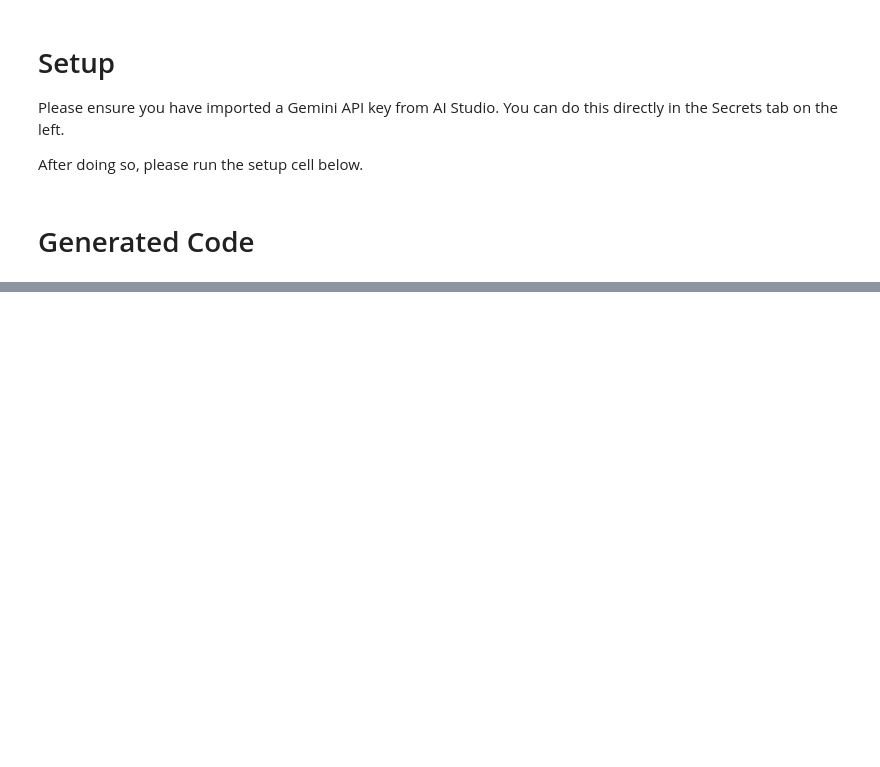
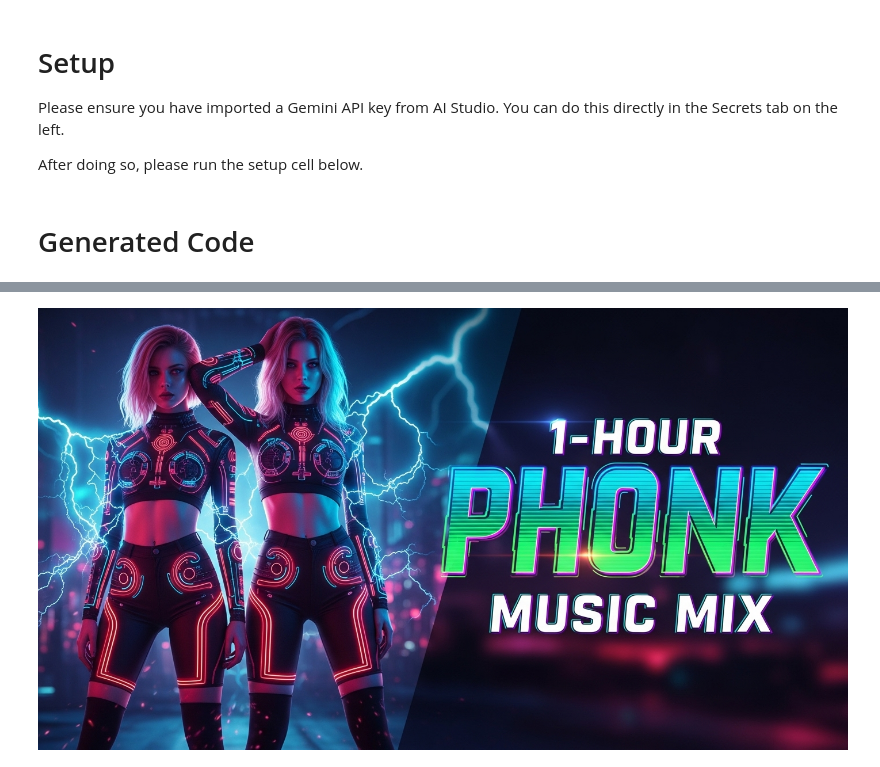
Before and after one commit to menacingrabbit/google-colab-2, a Jupyter notebook: Relaxing_Reggae_Beach_Video.ipynb, the cells around one changed output, grey strips where cells are left out. Saved outputs shown, nothing was run; the diff lists cells and outputs as text; code cells hidden in the pictures; blank space fills up the shorter version.

Commit message:
Mit Colab erstellt

```diff
--- a/Relaxing_Reggae_Beach_Video.ipynb
+++ b/Relaxing_Reggae_Beach_Video.ipynb
@@ -54,0 +19,99 @@ if __name__ == "__main__":
+# %%
+# To run this code you need to install the following dependencies:
+
+import os, datetime
+from google import genai
+from google.colab import userdata, files
+
+def generate():
+    client = genai.Client(api_key=os.environ.get("GEMINI_API_KEY"))
+
+    # Switch models here
+    model_old = "models/imagen-4.0-ultra-generate-preview-06-06"
+    # model="models/imagen-4.0-generate-preview-06-06"
+    model_norml = "imagen-4.0-generate-001"
+    model_imagen_ultra = "imagen-4.0-ultra-generate-001"
+    model_imagen_fast = "imagen-4.0-fast-generate-001"
+
+    # Prompt 1
+    prompt_1 = """YouTube thumbnail for a relaxing reggae music video mix: on the left side,
+      featuring a realistic professional photorealistic photograph of two beautiful women with beach attire, dreadlocks and open shirt /* and flat belly visible */
+      walking through a luscious jungle, no illustration and a title in reggae-insprired colours on the right side merging into a seamless picture together"""
+
+    # Prompt 2
+    prompt_2 = """YouTube thumbnail for a relaxing reggae music video mix featuring a very realistic
+      professional photography of beautiful woman with beach attire, dreadlocks and open shirt and
+      fit flat belly visible performing at the DJ decks in a neatly decorated hut in the jungle
+      and a large title in reggae-insprired colours on the right side merging into a seamless picture together"""
+
+    # Prompt 3
+    prompt_3 = """YouTube thumbnail for a relaxing reggae music video mix: on the left side,
+      A realistic professional photorealistic picture taken by Canon R5 captures a smiling young woman
+      with fair skin and striking blue eyes, adorned with intricate dreadlocks and tribal jewelry.
+      She's standing in a tropical beachside hut with a thatched roof, surrounded by blue ocean waves and white sand.
+      The background features wooden furniture and a relaxed, bohemian atmosphere. The woman's radiant smile and
+      colorful accessories enhance the scene's exotic, carefree vibe. On the right side a title in reggae-insprired colours on
+      the right side merging into a seamless picture together without a split"""
+
+    # Prompt 4
+    prompt_4 = """YouTube thumbnail for a one hour video mix of phonk electronic music featuring two parts:
+      a very realistic full-body photo shoot of two 26-year old women. They have delicate toned features,
+      and are dressed in a futuristic outfit, bikers shorts, with glowing neon accents.
+      On the right side a large engaging title "1-Hour Phonk Music Mix" in cyberpunk-insprired colours and futuristic style.
+      Both parts merging into a seamless picture together.
+      The style is highly detailed and realistic, with a cyberpunk neon aesthetic, electrostatic lighnings.
+    """
+
+    # Prompt 5
+    prompt_5 = """Vibrant YouTube thumbnail for a one-hour video mix of summer electronic music featuring two parts: two people, a man and a woman,
+      posing against a tropical beach backdrop with palm trees and a sports car. The man, with a muscular build, wears a colorful Hawaiian shirt, black shorts, and sunglasses.
+      The woman, with long dark hair, is in a white crop top and high-waisted denim shorts. Both appear confident, the woman touching her hair. The background is a bright, sunny sky.
+      On the right side, a large engaging title "Summer Vibes 2025" is prominently displayed largely in summer-colorful letters. Both parts merge into a seamless picture together.
+    """
+        # with long, flowing hair and large, round glasses that reflect vibrant neon lights
+
+    result = client.models.generate_images(
+        model = model_imagen_ultra,
+        prompt = prompt_4,
+        config = dict(
+            number_of_images=1,
+            output_mime_type="image/jpeg",
+            person_generation="ALLOW_ADULT",
+            aspect_ratio="16:9",
+        ),
+    )
+
+    if not result.generated_images:
+        print("No images generated.")
+        return "NO"
+
+    if len(result.generated_images) != 1:
+        print("Number of images generated does not match the requested number.")
+
+    for generated_image in result.generated_images:
+        image = generated_image.image.show()
+
+        timestamp = datetime.datetime.now().strftime("%Y%m%d_%H%M%S")
+        filename = f"Google_Imagen_Colab_generated_image_{timestamp}.jpg"
+
+        generated_image.image.save(filename)
+        files.download(filename)
+        print(f"Image saved as {filename}")
+
+    return "YES"
+
+if __name__ == "__main__":
+    # Check if the GEMINI_API_KEY environment variable is set and not empty then retrieve it if necessary
+    api_key = os.environ.get("GEMINI_API_KEY")
+    if not api_key:
+        print("GEMINI_API_KEY environment variable is not set or is empty. Retrieving...")
+        os.environ["GEMINI_API_KEY"] = userdata.get("GOOGLE_API_KEY")
+    else:
+        print("API Key is set already")
+
+    result = ""
+    count = 1
+    while result != "YES" and count < 5:
+      count = count + 1;
+      result = generate()
+# %% [output]
@@ -54,0 +119 @@ if __name__ == "__main__":
+[figure, added]
```
Also changed, not shown: parts of 4 cells of this notebook.
